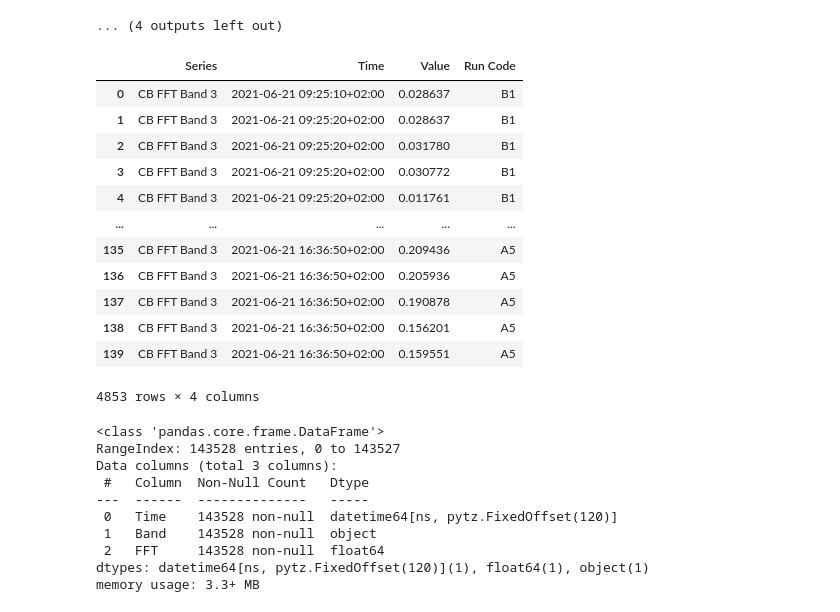
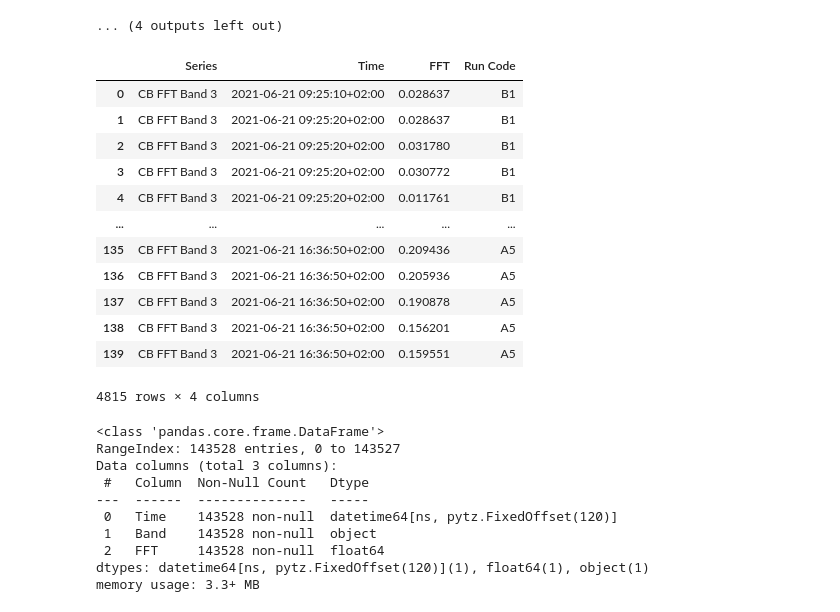
Before and after one commit to greenwaltc/PG_workspace, a Jupyter notebook: camerons-awesome-analysis.ipynb, the cells around one changed output. Cells and saved outputs as stored; diff of their text form; code cells hidden in the pictures.

```diff
--- a/camerons-awesome-analysis.ipynb
+++ b/camerons-awesome-analysis.ipynb
@@ -21,7 +21,7 @@ plt.title('CB FFT Band 3')
 plt.ylabel('FFT')
 plt.show()
 
-CB_FFT_Band3_B1 = fft[fft['Series'] == 'CB FFT Band 3'].reset_index(drop=True).iloc[1890:2801, :].reset_index(drop=True)
+CB_FFT_Band3_B1 = fft[fft['Series'] == 'CB FFT Band 3'].reset_index(drop=True).iloc[1890:2763, :].reset_index(drop=True)
 CB_FFT_Band3_B1['Run Code'] = 'B1'
 display(CB_FFT_Band3_B1.head())
 
@@ -161,11 +161,12 @@ display(CB_FFT_Band3_A5.head())
 ... (4 outputs left out)
 # %%
 # Combine all trials into one DF
-df = pd.concat([CB_FFT_Band3_B1, CB_FFT_Band3_B2, CB_FFT_Band3_B3,
-                CB_FFT_Band3_A1, CB_FFT_Band3_A2, CB_FFT_Band3_A3, CB_FFT_Band3_A4, CB_FFT_Band3_A5])
-df
+domingo_band3 = pd.concat([CB_FFT_Band3_B1, CB_FFT_Band3_B2, CB_FFT_Band3_B3,
+                           CB_FFT_Band3_A1, CB_FFT_Band3_A2, CB_FFT_Band3_A3, CB_FFT_Band3_A4, CB_FFT_Band3_A5])
+domingo_band3 = domingo_band3.rename(columns={'Value': 'FFT'})
+domingo_band3
 # %% [output]
-|  | Series | Time | Value | Run Code |
+|  | Series | Time | FFT | Run Code |
 | 0 | CB FFT Band 3 | 2021-06-21 09:25:10+02:00 | 0.028637 | B1 |
 | 1 | CB FFT Band 3 | 2021-06-21 09:25:20+02:00 | 0.028637 | B1 |
 | 2 | CB FFT Band 3 | 2021-06-21 09:25:20+02:00 | 0.031780 | B1 |
@@ -177,7 +178,7 @@ df
 | 137 | CB FFT Band 3 | 2021-06-21 16:36:50+02:00 | 0.190878 | A5 |
 | 138 | CB FFT Band 3 | 2021-06-21 16:36:50+02:00 | 0.156201 | A5 |
 | 139 | CB FFT Band 3 | 2021-06-21 16:36:50+02:00 | 0.159551 | A5 |
-4853 rows × 4 columns
+4815 rows × 4 columns
 # %%
 # EDA for september batch
 
```
Also changed, not shown: parts of 2 cells of this notebook.
